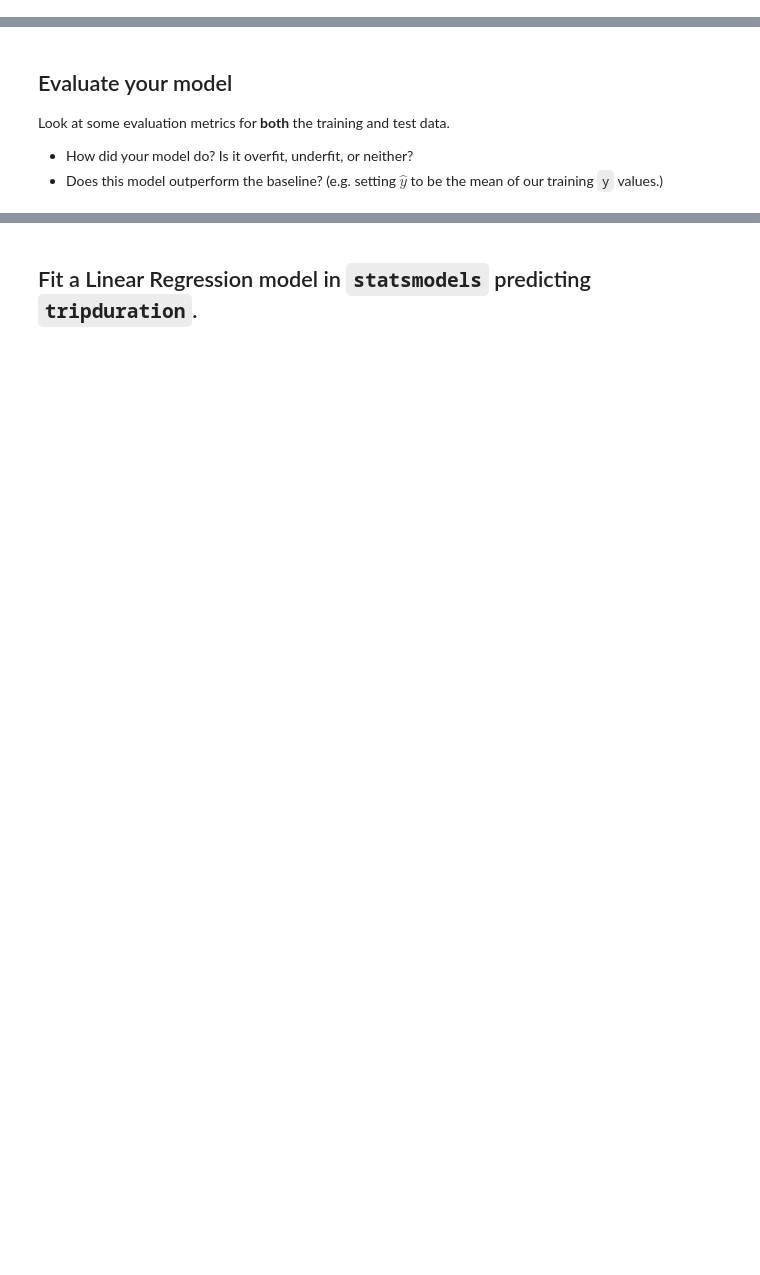
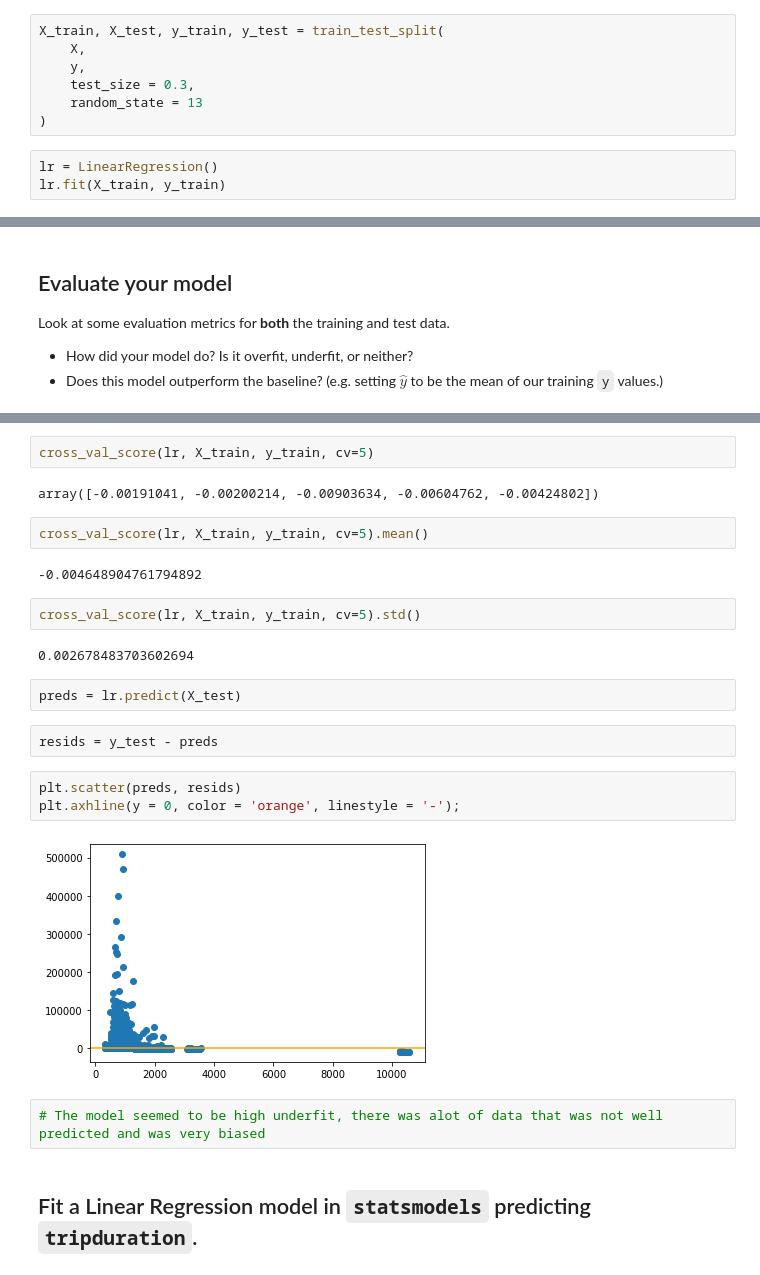
Before and after one commit to joeiid/validation-lab, a Jupyter notebook: starter-code.ipynb, the cells around one changed output, grey strips where cells are left out. Drawn from its saved outputs; the diff is of its cells as text; blank space fills up the shorter version.

```diff
--- a/starter-code.ipynb
+++ b/starter-code.ipynb
@@ -52,0 +222,10 @@ For your `X` variables, use `age`, `usertype`, `gender`, and the dummy variables
+# %%
+X_train, X_test, y_train, y_test = train_test_split(
+    X,
+    y,
+    test_size = 0.3,
+    random_state = 13
+)
+# %%
+lr = LinearRegression()
+lr.fit(X_train, y_train)
@@ -58,2 +255,25 @@ Look at some evaluation metrics for **both** the training and test data.
+# %%
+cross_val_score(lr, X_train, y_train, cv=5)
+# %% [output]
+array([-0.00191041, -0.00200214, -0.00903634, -0.00604762, -0.00424802])
+# %%
+cross_val_score(lr, X_train, y_train, cv=5).mean()
+# %% [output]
+-0.004648904761794892
+# %%
+cross_val_score(lr, X_train, y_train, cv=5).std()
+# %% [output]
+0.002678483703602694
+# %%
+preds = lr.predict(X_test)
+# %%
+resids = y_test - preds
+# %%
+plt.scatter(preds, resids)
+plt.axhline(y = 0, color = 'orange', linestyle = '-');
+# %% [output]
+[figure, added]
+# %%
+# The model seemed to be high underfit, there was alot of data that was not well predicted and was very biased
 # %% [markdown]
 ## Fit a Linear Regression model in `statsmodels` predicting `tripduration`.
```
Also changed, not shown: parts of 39 cells of this notebook.
